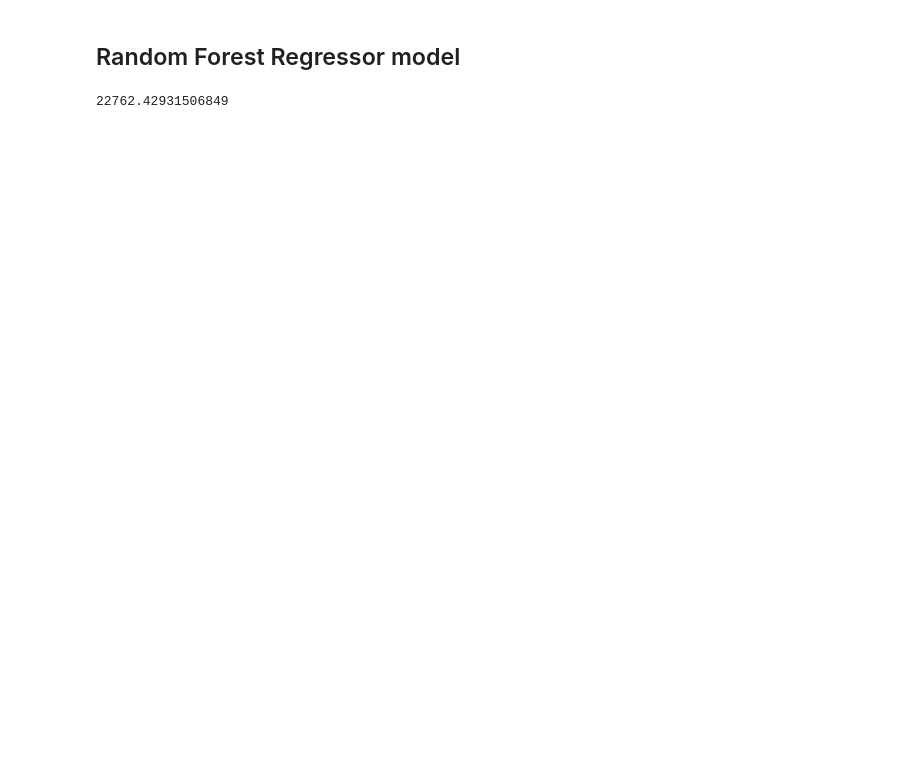
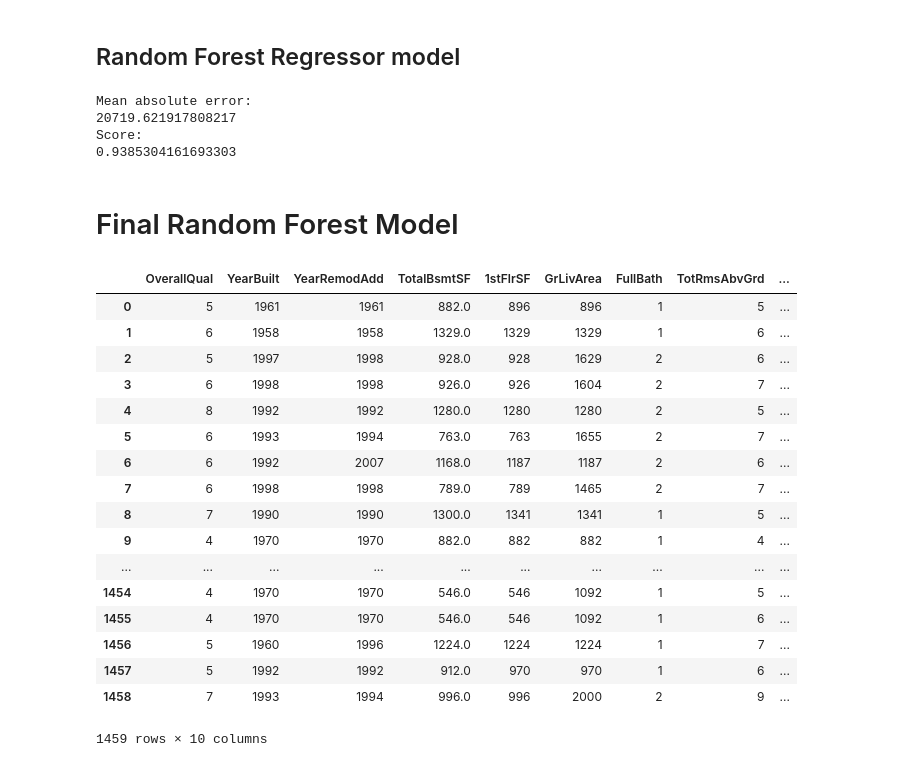
Before and after one commit to ArthurFitzjohn/HousePricesProject, a Jupyter notebook: CE101.ipynb, the cells around one changed output. Drawn from its saved outputs; the diff is of its cells as text; code cells hidden in the pictures; blank space fills up the shorter version.

```diff
--- a/CE101.ipynb
+++ b/CE101.ipynb
@@ -38,0 +116,4 @@ houseData.describe()
+# %%
+featureListProspective = corMatrix["SalePrice"][0.5 < abs(corMatrix["SalePrice"])]
+featureListProspective = featureListProspective[featureListProspective != 1]
+featureListProspective
@@ -45 +135,5 @@ featureData = houseData[featureList]
+# %%
+#The prospective features have been appended to the list below
+featureList = featureListProspective.index.tolist()
+featureData = houseData[featureList]
 # %%
@@ -113,13 +211,50 @@ DecisionTreeRegressor(criterion='mse', max_depth=None, max_features=None,
            presort=False, random_state=1, splitter='best')
 # %% [markdown]
 ## Random Forest Regressor model
-# %%
-RFModel = RandomForestRegressor(random_state=1)
-
-RFModel.fit(trainData, trainTarget)
-
-RFValPredictions = RFModel.predict(valData)
-RFvalMAE = mean_absolute_error(RFValPredictions, valTarget)
-print(RFvalMAE)
-# %% [output]
-22762.42931506849
+# %%
+#Creates a random forest model using the training data
+RFModel = RandomForestRegressor(random_state=1)
+RFModel.fit(trainData, trainTarget)
+
+#Makes a prediction using the model
+RFValPredictions = RFModel.predict(valData)
+
+#Generates and outputs the mean absolute error and score for the model
+RFvalMAE = mean_absolute_error(RFValPredictions, valTarget)
+print("Mean absolute error:")
+print(RFvalMAE)
+print("Score:")
+print(RFModel.score(featureData, houseData.SalePrice))
+# %% [output]
+Mean absolute error:
+20719.621917808217
+Score:
+0.9385304161693303
+# %% [markdown]
+# Final Random Forest Model
+# %%
+# New RF model for test data using chosen features
+RFFinished = RandomForestRegressor(random_state=1)
+RFFinished.fit(featureData, houseData.SalePrice)
+
+testFeatures = testData[featureList]
+testData[featureList]
+# %% [output]
+|  | OverallQual | YearBuilt | YearRemodAdd | TotalBsmtSF | 1stFlrSF | GrLivArea | FullBath | TotRmsAbvGrd | ... |
+| 0 | 5 | 1961 | 1961 | 882.0 | 896 | 896 | 1 | 5 | ... |
+| 1 | 6 | 1958 | 1958 | 1329.0 | 1329 | 1329 | 1 | 6 | ... |
+| 2 | 5 | 1997 | 1998 | 928.0 | 928 | 1629 | 2 | 6 | ... |
+| 3 | 6 | 1998 | 1998 | 926.0 | 926 | 1604 | 2 | 7 | ... |
+| 4 | 8 | 1992 | 1992 | 1280.0 | 1280 | 1280 | 2 | 5 | ... |
+| 5 | 6 | 1993 | 1994 | 763.0 | 763 | 1655 | 2 | 7 | ... |
+| 6 | 6 | 1992 | 2007 | 1168.0 | 1187 | 1187 | 2 | 6 | ... |
+| 7 | 6 | 1998 | 1998 | 789.0 | 789 | 1465 | 2 | 7 | ... |
+| 8 | 7 | 1990 | 1990 | 1300.0 | 1341 | 1341 | 1 | 5 | ... |
+| 9 | 4 | 1970 | 1970 | 882.0 | 882 | 882 | 1 | 4 | ... |
+| ... | ... | ... | ... | ... | ... | ... | ... | ... | ... |
+| 1454 | 4 | 1970 | 1970 | 546.0 | 546 | 1092 | 1 | 5 | ... |
+| 1455 | 4 | 1970 | 1970 | 546.0 | 546 | 1092 | 1 | 6 | ... |
+| 1456 | 5 | 1960 | 1996 | 1224.0 | 1224 | 1224 | 1 | 7 | ... |
+| 1457 | 5 | 1992 | 1992 | 912.0 | 970 | 970 | 1 | 6 | ... |
+| 1458 | 7 | 1993 | 1994 | 996.0 | 996 | 2000 | 2 | 9 | ... |
+1459 rows × 10 columns
```
Also changed, not shown: parts of 21 cells of this notebook.
